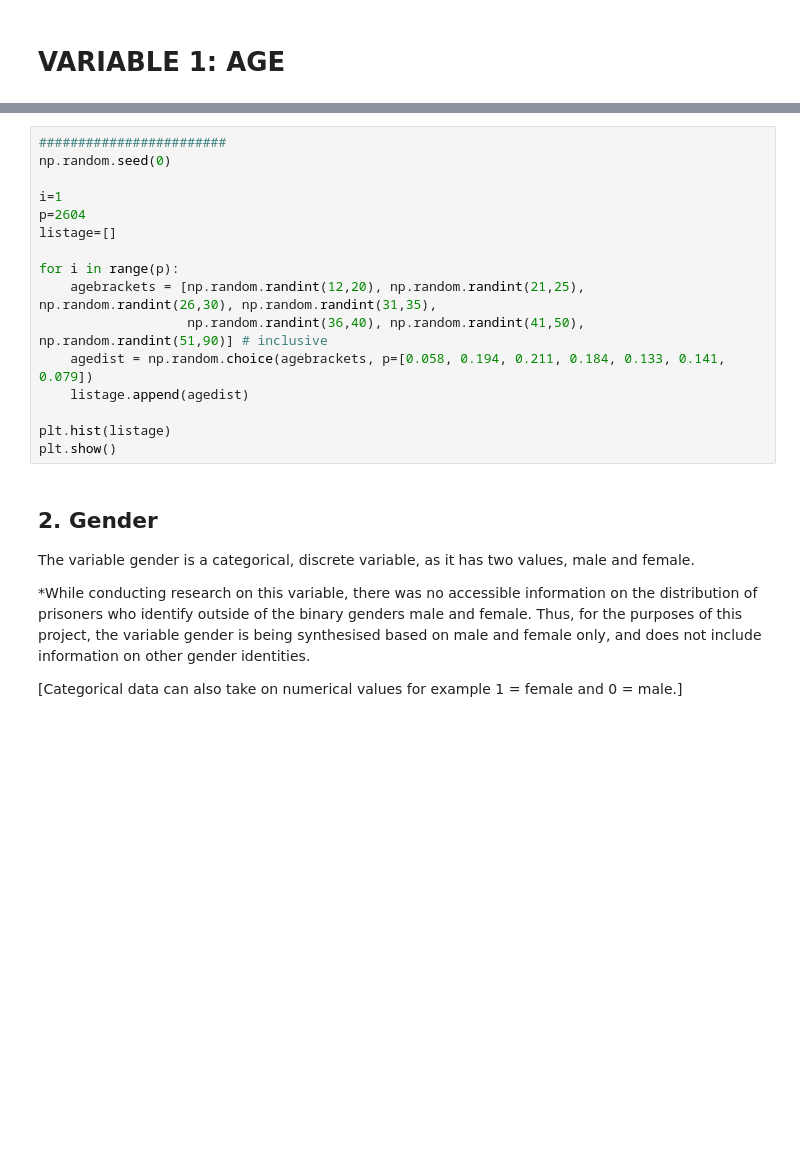
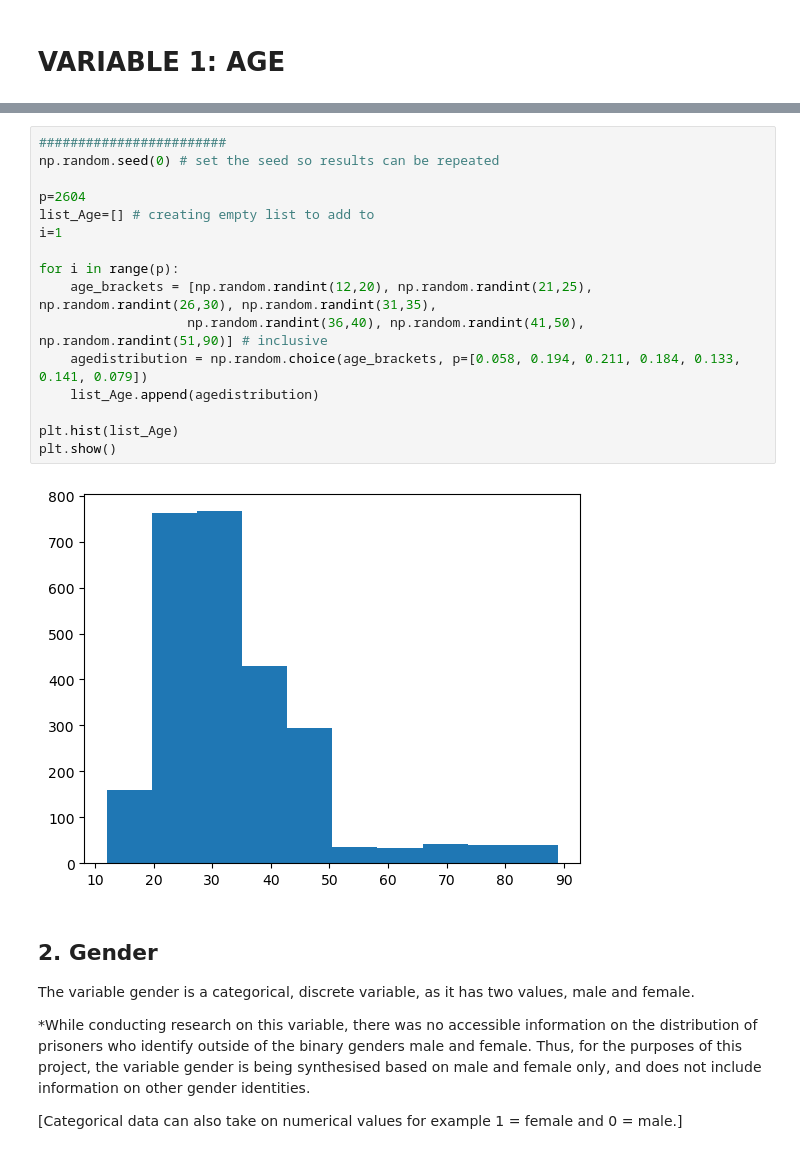
Before and after one commit to rebeccaf1918/Programming-for-DA, a Jupyter notebook: Data-Simulation.ipynb, the cells around one changed output, grey strips where cells are left out. Cells and saved outputs as stored; diff of their text form; blank space fills up the shorter version.

```diff
--- a/Data-Simulation.ipynb
+++ b/Data-Simulation.ipynb
@@ -87,19 +90,21 @@ plt.show()
 # %%
 ########################
-np.random.seed(0)
+np.random.seed(0) # set the seed so results can be repeated
 
+p=2604
+list_Age=[] # creating empty list to add to
 i=1
-p=2604
-listage=[]
 
 for i in range(p):
-    agebrackets = [np.random.randint(12,20), np.random.randint(21,25), np.random.randint(26,30), np.random.randint(31,35),
+    age_brackets = [np.random.randint(12,20), np.random.randint(21,25), np.random.randint(26,30), np.random.randint(31,35),
                    np.random.randint(36,40), np.random.randint(41,50), np.random.randint(51,90)] # inclusive
-    agedist = np.random.choice(agebrackets, p=[0.058, 0.194, 0.211, 0.184, 0.133, 0.141, 0.079])
-    listage.append(agedist)
+    agedistribution = np.random.choice(age_brackets, p=[0.058, 0.194, 0.211, 0.184, 0.133, 0.141, 0.079])
+    list_Age.append(agedistribution)
 
-plt.hist(listage)
+plt.hist(list_Age)
 plt.show()
+# %% [output]
+[figure, added]
 # %% [markdown]
 ## 2. Gender
 
```
Also changed, not shown: parts of 8 cells of this notebook, 2 other files.
